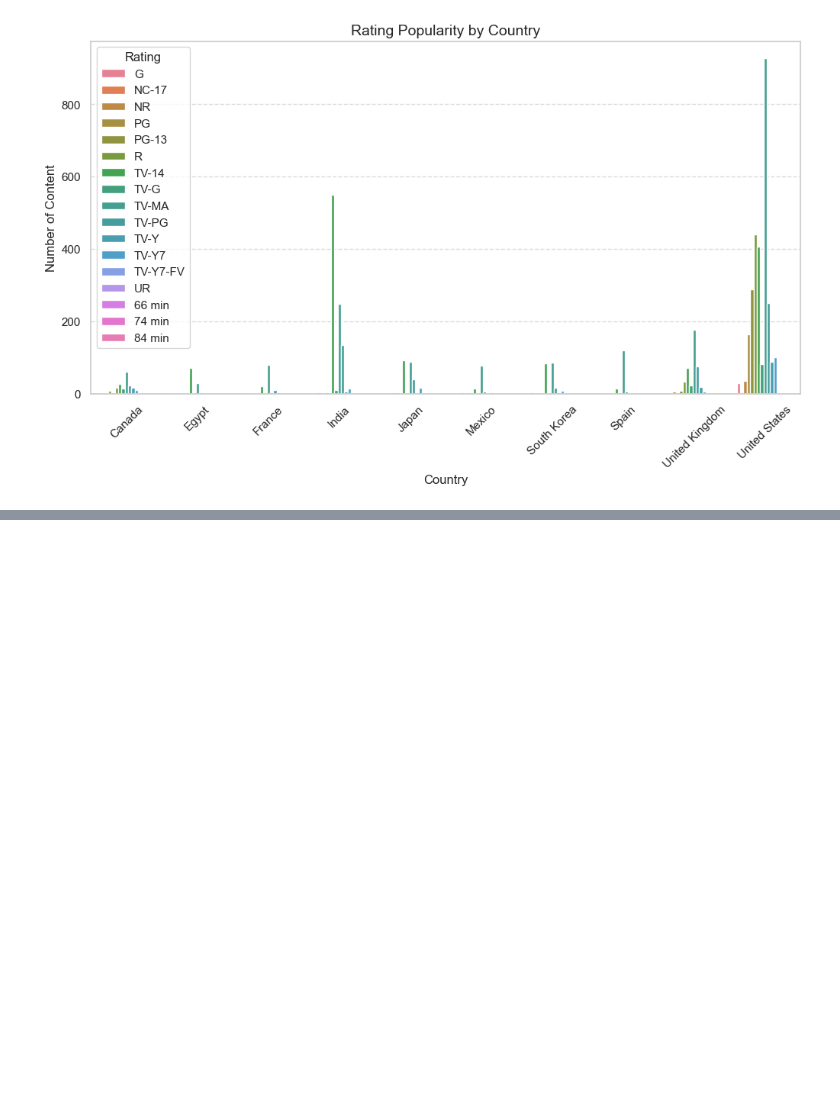
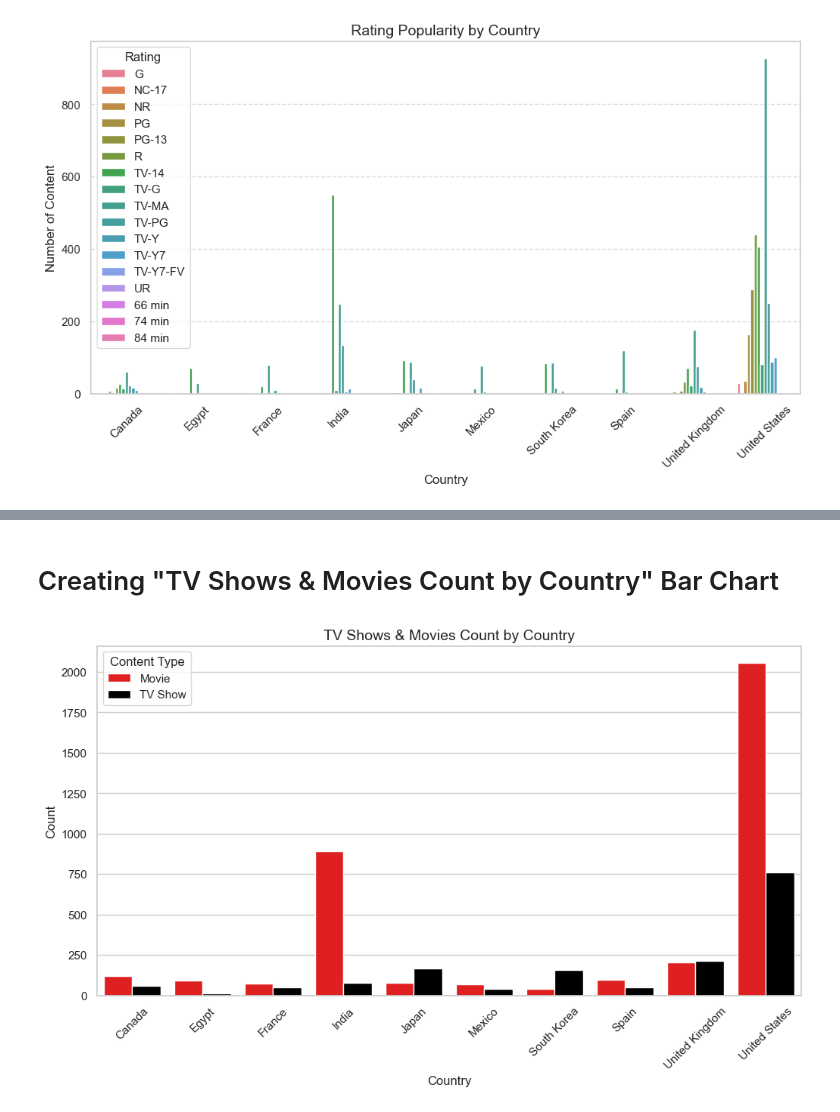
Before and after one commit to TabashuMekkunnilThulasi/Python_Practice, a Jupyter notebook: EDA_Sample.ipynb, the cells around one changed output, grey strips where cells are left out. Saved outputs shown, nothing was run; the diff lists cells and outputs as text; code cells hidden in the pictures; blank space fills up the shorter version.

```diff
--- a/EDA_Sample.ipynb
+++ b/EDA_Sample.ipynb
@@ -374,0 +470,22 @@ plt.show()
+# %% [markdown]
+# Creating "TV Shows & Movies Count by Country" Bar Chart
+# %%
+#Extract the Top 10 Countries
+top_countries = data['country'].value_counts().head(10).index
+top_country_data = data[data['country'].isin(top_countries)]
+
+# Group Data by Country and Type
+country_content_count = top_country_data.groupby(['country', 'type']).size().reset_index(name='count')
+
+#Create the Grouped Bar Chart
+plt.figure(figsize=(12, 6))
+sns.barplot(x='country', y='count', hue='type', data=country_content_count, palette=['red', 'black'])
+
+plt.title("TV Shows & Movies Count by Country", fontsize=14)
+plt.xlabel("Country", fontsize=12)
+plt.ylabel("Count", fontsize=12)
+plt.xticks(rotation=45)
+plt.legend(title="Content Type")
+plt.show()
+# %% [output]
+[figure, added]
```
Also changed, not shown: parts of 11 cells of this notebook.
